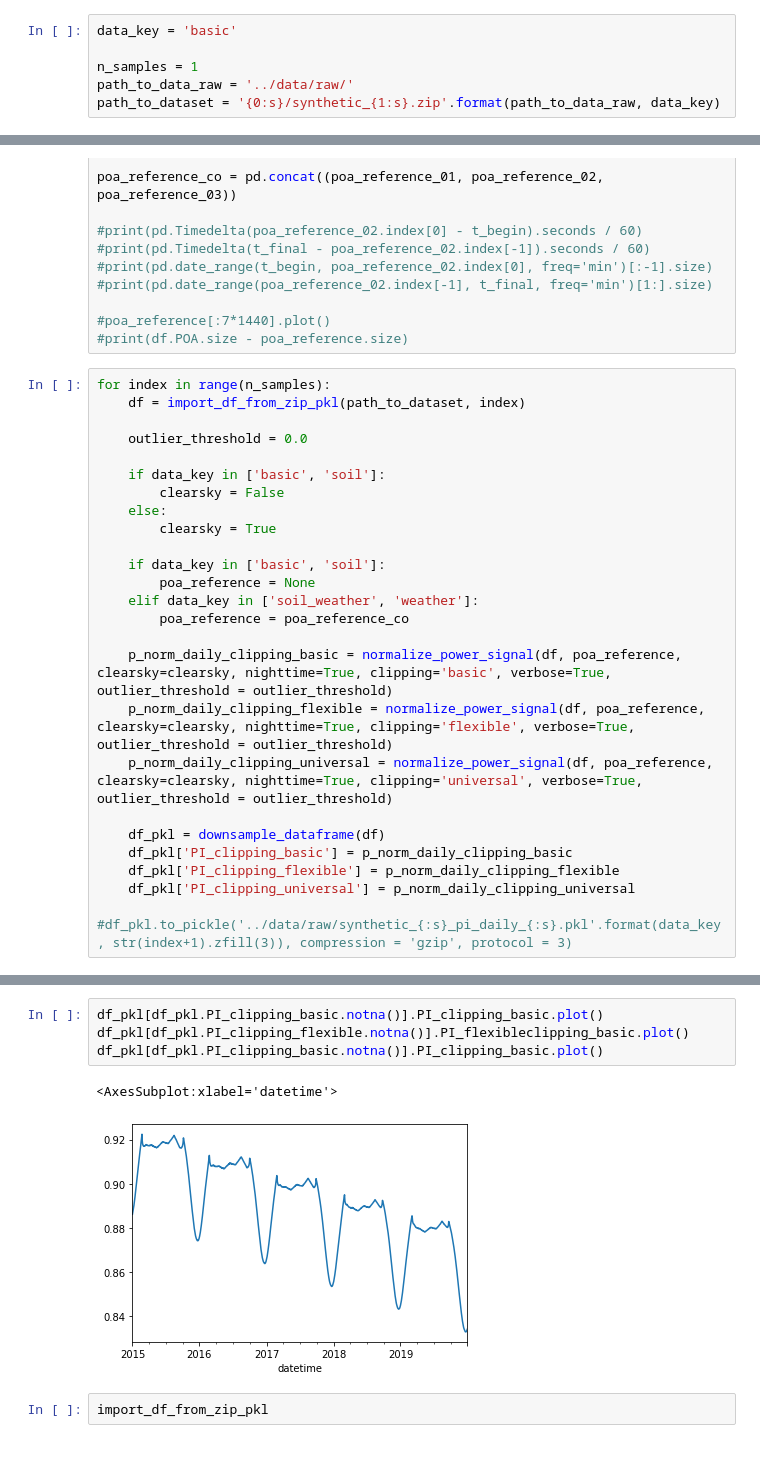
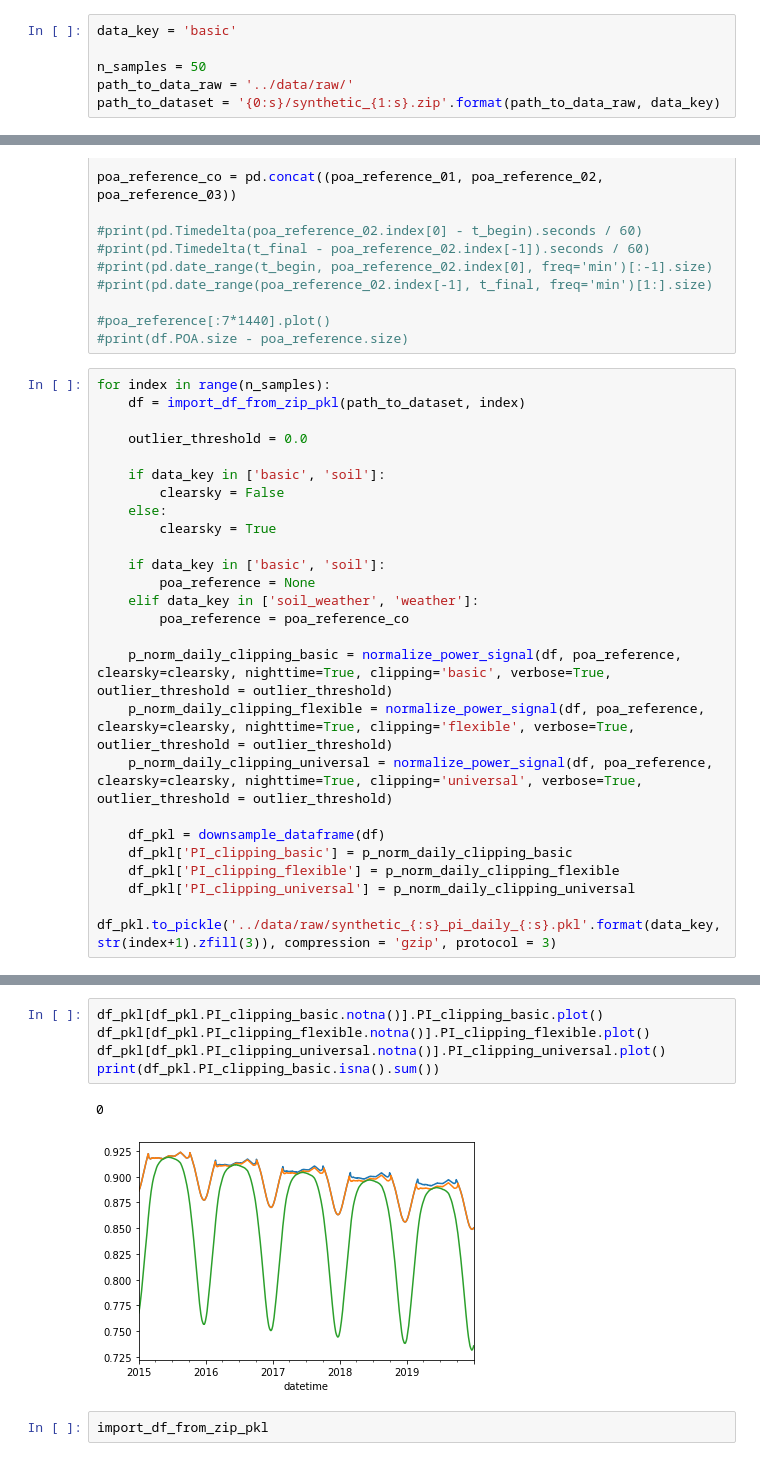
Before and after one commit to Rufski/S2DS-EPRI, a Jupyter notebook: notebooks/3.0-cj-normalize-power-signal.ipynb, the cells around one changed output, grey strips where cells are left out. Drawn from its saved outputs; the diff is of its cells as text.

```diff
--- a/notebooks/3.0-cj-normalize-power-signal.ipynb
+++ b/notebooks/3.0-cj-normalize-power-signal.ipynb
@@ -34,7 +34,7 @@ Import a range of datasets for each type of synthetic data.
 # %%
 data_key = 'basic'
 
-n_samples = 1
+n_samples = 50
 path_to_data_raw = '../data/raw/'
 path_to_dataset = '{0:s}/synthetic_{1:s}.zip'.format(path_to_data_raw, data_key)
 # %%
@@ -81,7 +81,7 @@ for index in range(n_samples):
     df_pkl['PI_clipping_basic'] = p_norm_daily_clipping_basic
     df_pkl['PI_clipping_flexible'] = p_norm_daily_clipping_flexible
     df_pkl['PI_clipping_universal'] = p_norm_daily_clipping_universal
-    #df_pkl.to_pickle('../data/raw/synthetic_{:s}_pi_daily_{:s}.pkl'.format(data_key, str(index+1).zfill(3)), compression = 'gzip', protocol = 3)
+    df_pkl.to_pickle('../data/raw/synthetic_{:s}_pi_daily_{:s}.pkl'.format(data_key, str(index+1).zfill(3)), compression = 'gzip', protocol = 3)
 # %% [output]
 0.92 % of data remaining after clipping removal.
 0.39 % of data remaining after night-time removal.
@@ -92,10 +103,11 @@ for index in range(n_samples):
 # %%
 df_pkl[df_pkl.PI_clipping_basic.notna()].PI_clipping_basic.plot()
-df_pkl[df_pkl.PI_clipping_flexible.notna()].PI_flexibleclipping_basic.plot()
-df_pkl[df_pkl.PI_clipping_basic.notna()].PI_clipping_basic.plot()
+df_pkl[df_pkl.PI_clipping_flexible.notna()].PI_clipping_flexible.plot()
+df_pkl[df_pkl.PI_clipping_universal.notna()].PI_clipping_universal.plot()
+print(df_pkl.PI_clipping_basic.isna().sum())
 # %% [output]
-<AxesSubplot:xlabel='datetime'>
+0
-[figure, old version]
+[figure, new version]
 # %%
 import_df_from_zip_pkl
 # %%
```
Also changed, not shown: parts of 3 cells of this notebook, 2 other files.
